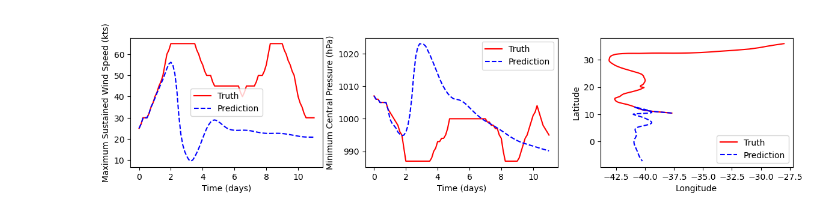
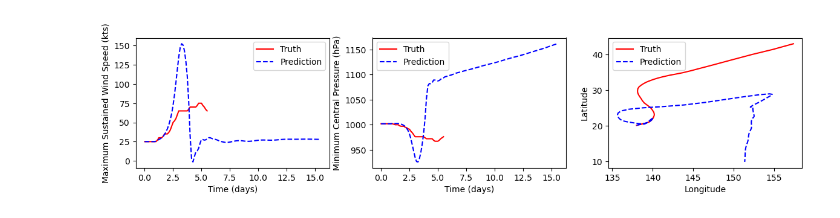
Before and after one commit to OneOneFour/CS229-Project, a Jupyter notebook: conv/test_models.ipynb, the cells around one changed output. Drawn from its saved outputs; the diff is of its cells as text; code cells hidden in the pictures.

```diff
--- a/conv/test_models.ipynb
+++ b/conv/test_models.ipynb
@@ -1,10 +1,10 @@
 # %%
 import torch
-from model import TCPredict
+from model import TCPredictDeeper,TCPredict
 
-MODEL_TO_LOAD="models/50_epochs_500_8points.model"
+MODEL_TO_LOAD="models/deeper_50_epochs_5_points.model"
 
-model = TCPredict(initial_timesteps=8,fc_width=200)
+model = TCPredictDeeper(initial_timesteps=5,fc_width=200)
 model = model.double()
 model.load_state_dict(torch.load(MODEL_TO_LOAD,map_location=torch.device('cpu')))
 model.eval()
@@ -21,4 +22,4 @@ ibtracs_ds = util.get_dataset()
 sst_ds = util.get_sst_ds()
 _,_,test_storms = util.train_validation_test(ibtracs_ds,seed=42)
 
-test_storm_seed,test_tracks,test_start_times = util.get_storm_seeds(ibtracs_ds,sst_ds,test_storms,timestep=8)
+test_storm_seed,test_tracks,test_start_times = util.get_storm_seeds(ibtracs_ds,sst_ds,test_storms,timestep=5)
@@ -89,28 +95,28 @@ def recursive_prediction(initial_x,model,length,start_time):
 # %%
 import matplotlib.pyplot as plt
 import numpy as np
-STORM = 50
-prediction_length = len(test_tracks[STORM])
+STORM = 500
+prediction_length = len(test_tracks[STORM]) + 80
 storm_prediction = recursive_prediction(test_storm_seed[STORM],model,prediction_length,test_start_times[STORM])
 t=np.arange(0,prediction_length/8,0.125)
 fig,ax = plt.subplots(ncols=3,nrows=1,figsize=(12,3))
 fig.tight_layout(pad=2)
 ax[0].plot(t[:len(test_tracks[STORM])],test_tracks[STORM][:,0],'r-',label='Truth')
 ax[0].plot(t,storm_prediction[:,0],'b--',label='Prediction')
 ax[0].set_xlabel("Time (days)")
 ax[0].set_ylabel("Maximum Sustained Wind Speed (kts)")
 ax[0].legend()
 ax[1].plot(t[:len(test_tracks[STORM])],test_tracks[STORM][:,1],'r-',label='Truth')
 ax[1].plot(t,storm_prediction[:,1],'b--',label='Prediction')
 ax[1].set_xlabel("Time (days)")
 ax[1].set_ylabel("Minimum Central Pressure (hPa)")
 ax[1].legend()
 
 ax[2].plot(test_tracks[STORM][:,-1],test_tracks[STORM][:,-2],'r-',label='Truth')
 ax[2].plot(storm_prediction[:,-1],storm_prediction[:,-2],'b--',label='Prediction')
 ax[2].set_xlabel("Longitude")
 ax[2].set_ylabel("Latitude")
 ax[2].legend()
 fig.savefig(f"plots/model_test_{STORM}.png")
 # %% [output]
-[figure, old version]
+[figure, new version]
```
Also changed, not shown: parts of 12 cells of this notebook, 1 other file.
